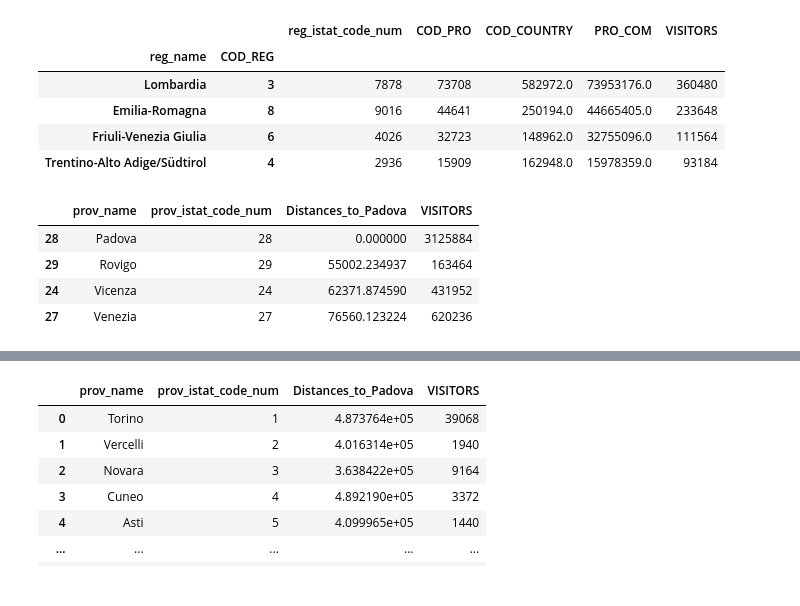
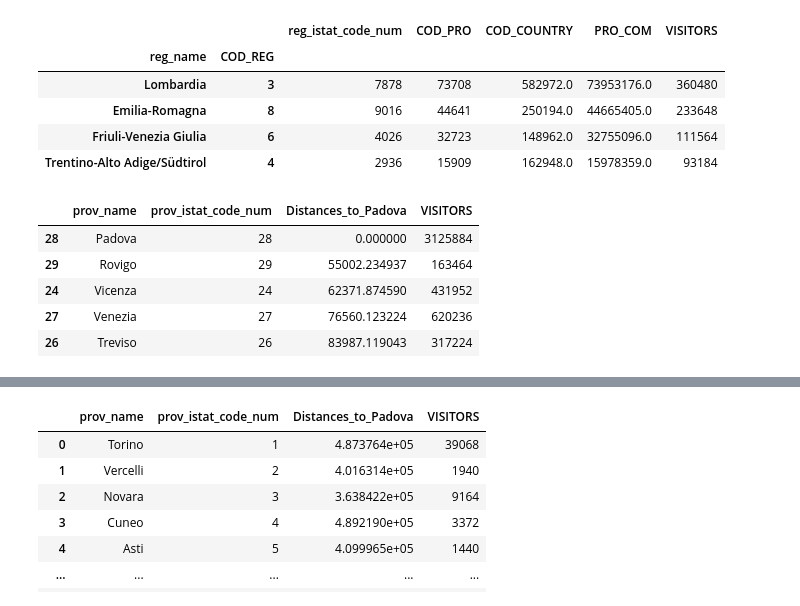
Before and after one commit to mustafaAlgun/Vodafone-Connection-Project, a Jupyter notebook: HLP_Final_Project.ipynb, the cells around one changed output, grey strips where cells are left out. Saved outputs shown, nothing was run; the diff lists cells and outputs as text; code cells hidden in the pictures.

Commit message:
Min distance(added one more province)

```diff
--- a/HLP_Final_Project.ipynb
+++ b/HLP_Final_Project.ipynb
@@ -275,34 +275,35 @@ geo_data_pro = geo_data_pro.to_crs(epsg=3395)
 Polygon_Padova = geo_data_pro[geo_data_pro['prov_istat_code_num']==28]['geometry']
 #print(Polygon_Padova)
 #from geometry object(Polygon), center point can be easily obtained.
 # iloc is very important here because the object is GeoSeries, the first element of it gives point object!!!
 Center_Padova = Polygon_Padova.centroid.iloc[0]
 
 #print(Center_Padova.geom_type)
 distance_list = []
 for d in geo_data_pro['geometry']:
     #print(type(d))
     pro_center = d.centroid
     #print(type(pro_center))
     #print(Center_Padova)
     #print(pro_center.distance(Center_Padova.geometry))
     distance_list.append(pro_center.distance(Center_Padova))
 
 geo_data_pro['Distances_to_Padova'] = distance_list
 geo_data_pro = geo_data_pro.drop(columns=['geometry'])
 #geo_data_pro
 
 Visitors_Distance = pd.merge(geo_data_pro,df_visitors,left_on=['prov_istat_code_num'],right_on=['COD_PRO']).dropna()
 Visitors_Distance = Visitors_Distance.sort_values('Distances_to_Padova',ascending=True)
-Visitors_Distance.head(4)
+Visitors_Distance.head(5)
 
 # This is the proof of how we choise the Provinces by the help of distance function of Geopandas.
 # %% [output]
 |  | prov_name | prov_istat_code_num | Distances_to_Padova | VISITORS |
 | 28 | Padova | 28 | 0.000000 | 3125884 |
 | 29 | Rovigo | 29 | 55002.234937 | 163464 |
 | 24 | Vicenza | 24 | 62371.874590 | 431952 |
 | 27 | Venezia | 27 | 76560.123224 | 620236 |
+| 26 | Treviso | 26 | 83987.119043 | 317224 |
 # %%
 # 2.2 Continued
 #------------
```
Also changed, not shown: parts of 1 cell of this notebook.
